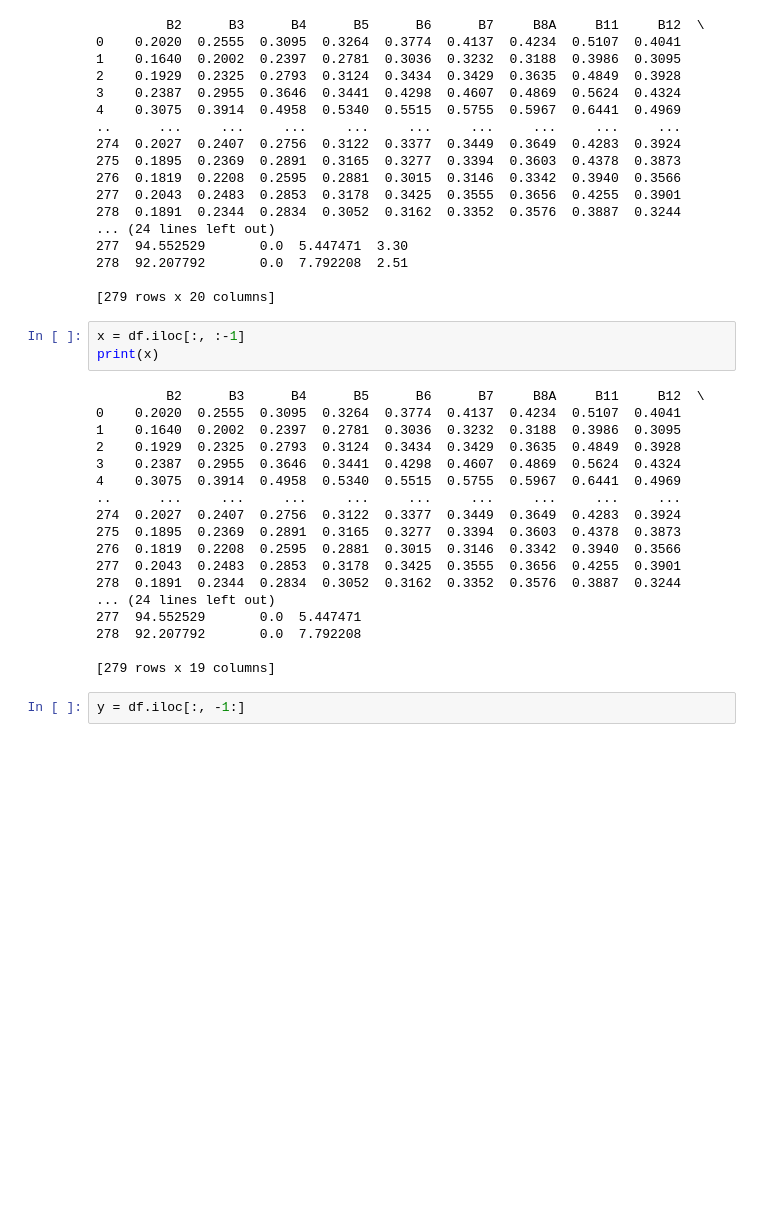
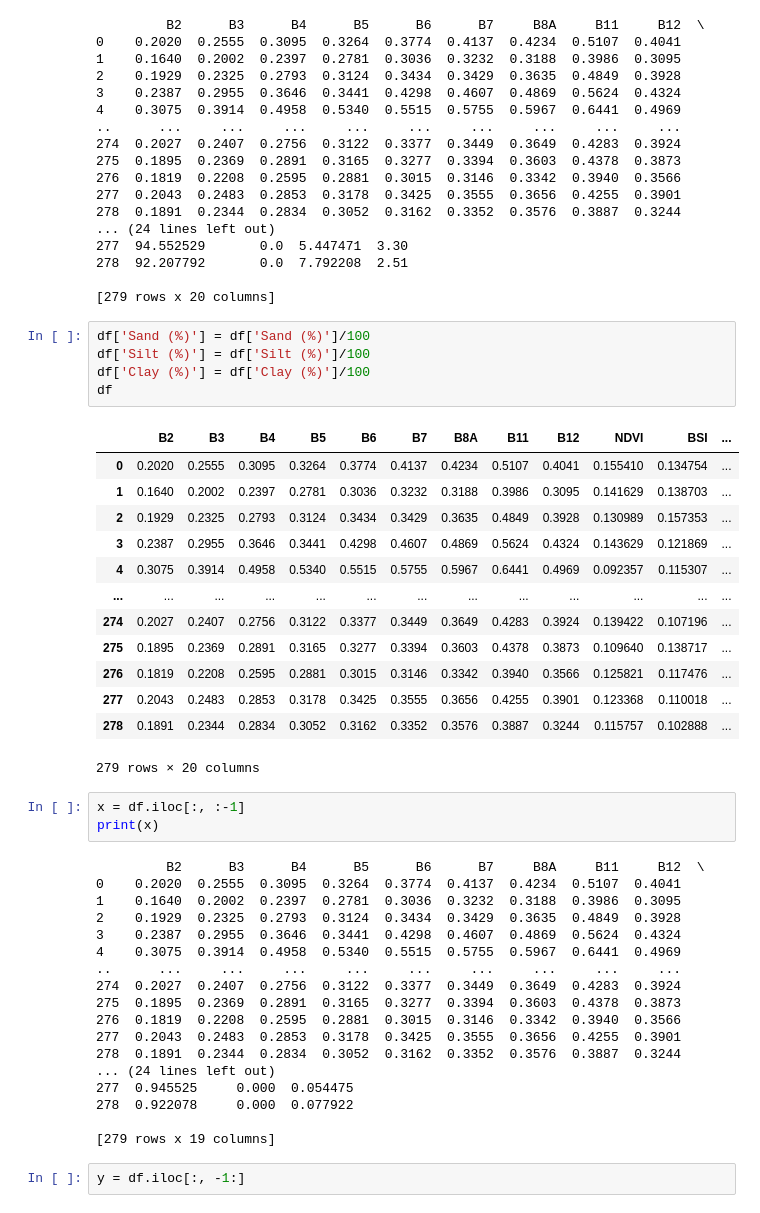
Before and after one commit to P-uyoung/X-Corps_Soil-detection, a Jupyter notebook: Models/rf_20_S2A_SWHC_ST.ipynb, the cells around one changed output. Drawn from its saved outputs; the diff is of its cells as text; blank space fills up the shorter version.

```diff
--- a/Models/rf_20_S2A_SWHC_ST.ipynb
+++ b/Models/rf_20_S2A_SWHC_ST.ipynb
@@ -77,6 +77,25 @@ print(df)
 278  92.207792       0.0  7.792208  2.51
 
 [279 rows x 20 columns]
+# %%
+df['Sand (%)'] = df['Sand (%)']/100
+df['Silt (%)'] = df['Silt (%)']/100
+df['Clay (%)'] = df['Clay (%)']/100
+df
+# %% [output]
+|  | B2 | B3 | B4 | B5 | B6 | B7 | B8A | B11 | B12 | NDVI | BSI | ... |
+| 0 | 0.2020 | 0.2555 | 0.3095 | 0.3264 | 0.3774 | 0.4137 | 0.4234 | 0.5107 | 0.4041 | 0.155410 | 0.134754 | ... |
+| 1 | 0.1640 | 0.2002 | 0.2397 | 0.2781 | 0.3036 | 0.3232 | 0.3188 | 0.3986 | 0.3095 | 0.141629 | 0.138703 | ... |
+| 2 | 0.1929 | 0.2325 | 0.2793 | 0.3124 | 0.3434 | 0.3429 | 0.3635 | 0.4849 | 0.3928 | 0.130989 | 0.157353 | ... |
+| 3 | 0.2387 | 0.2955 | 0.3646 | 0.3441 | 0.4298 | 0.4607 | 0.4869 | 0.5624 | 0.4324 | 0.143629 | 0.121869 | ... |
+| 4 | 0.3075 | 0.3914 | 0.4958 | 0.5340 | 0.5515 | 0.5755 | 0.5967 | 0.6441 | 0.4969 | 0.092357 | 0.115307 | ... |
+| ... | ... | ... | ... | ... | ... | ... | ... | ... | ... | ... | ... | ... |
+| 274 | 0.2027 | 0.2407 | 0.2756 | 0.3122 | 0.3377 | 0.3449 | 0.3649 | 0.4283 | 0.3924 | 0.139422 | 0.107196 | ... |
+| 275 | 0.1895 | 0.2369 | 0.2891 | 0.3165 | 0.3277 | 0.3394 | 0.3603 | 0.4378 | 0.3873 | 0.109640 | 0.138717 | ... |
+| 276 | 0.1819 | 0.2208 | 0.2595 | 0.2881 | 0.3015 | 0.3146 | 0.3342 | 0.3940 | 0.3566 | 0.125821 | 0.117476 | ... |
+| 277 | 0.2043 | 0.2483 | 0.2853 | 0.3178 | 0.3425 | 0.3555 | 0.3656 | 0.4255 | 0.3901 | 0.123368 | 0.110018 | ... |
+| 278 | 0.1891 | 0.2344 | 0.2834 | 0.3052 | 0.3162 | 0.3352 | 0.3576 | 0.3887 | 0.3244 | 0.115757 | 0.102888 | ... |
+279 rows × 20 columns
 # %%
 x = df.iloc[:, :-1]
 print(x)
@@ -94,8 +113,8 @@ print(x)
 277  0.2043  0.2483  0.2853  0.3178  0.3425  0.3555  0.3656  0.4255  0.3901
 278  0.1891  0.2344  0.2834  0.3052  0.3162  0.3352  0.3576  0.3887  0.3244
 ... (24 lines left out)
-277  94.552529       0.0  5.447471
-278  92.207792       0.0  7.792208
+277  0.945525     0.000  0.054475
+278  0.922078     0.000  0.077922
 
 [279 rows x 19 columns]
 # %%
```
Also changed, not shown: parts of 4 cells of this notebook.
